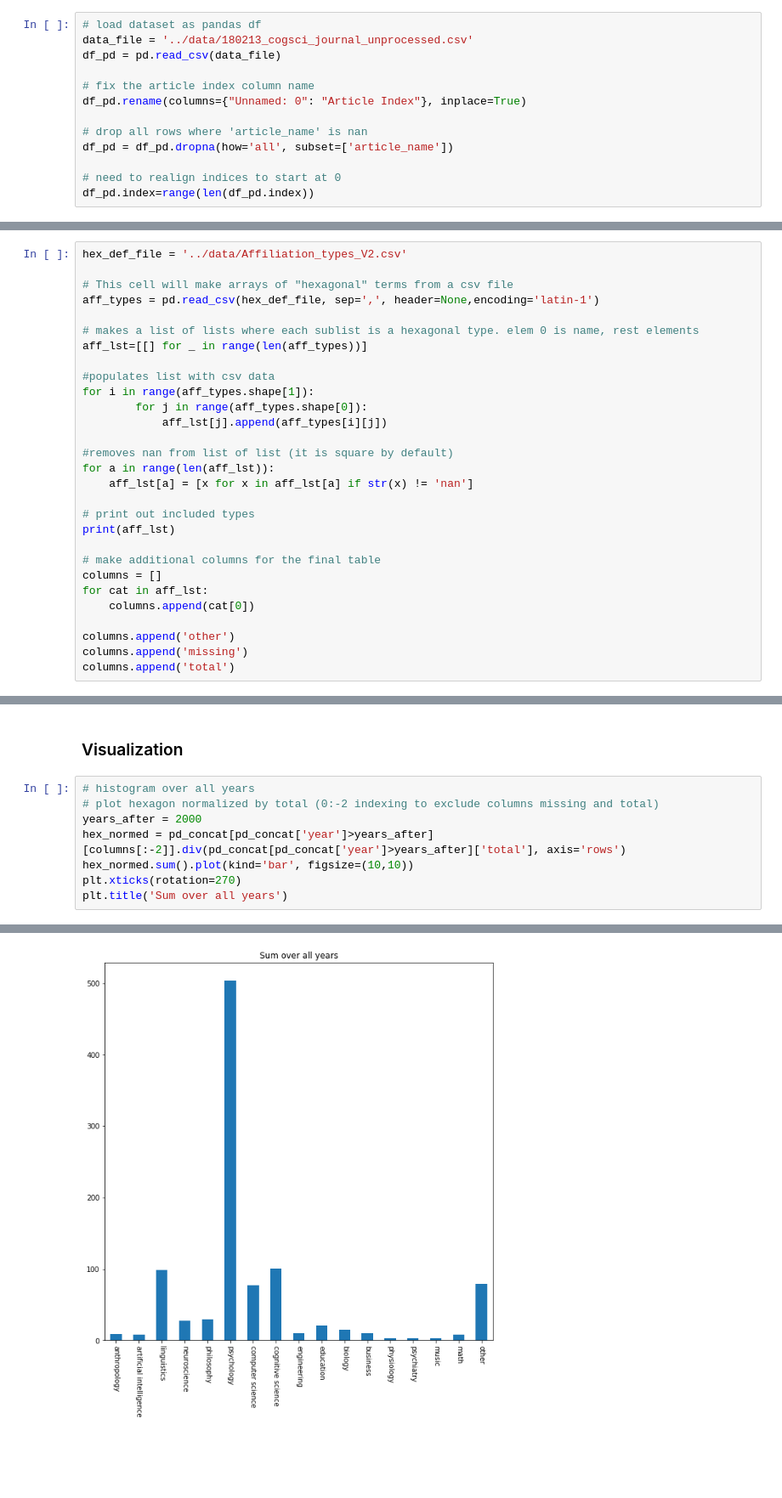
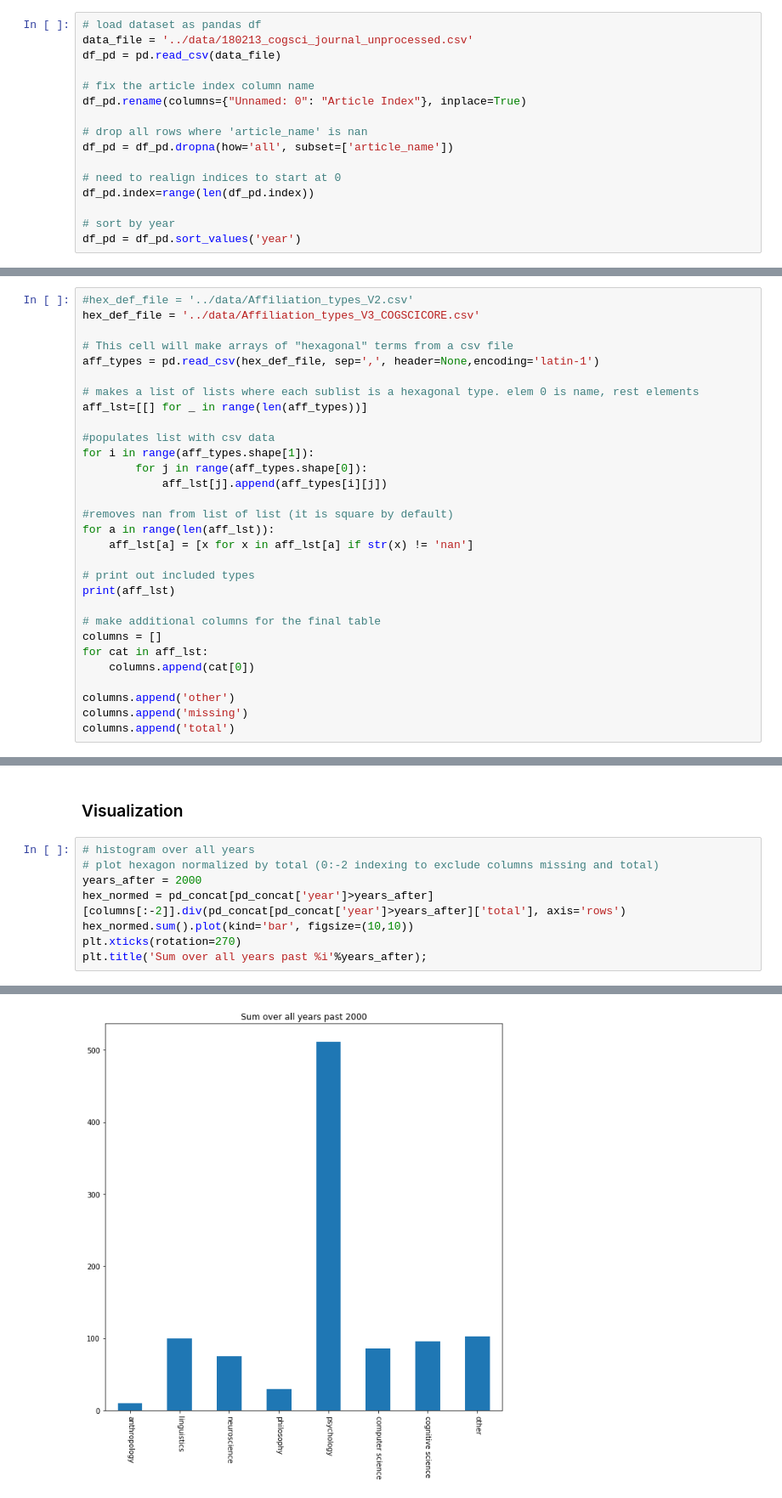
Before and after one commit to rdgao/WH2CogSci, a Jupyter notebook: parsing/JCogSci_hexagon.ipynb, the cells around one changed output, grey strips where cells are left out. Shown: that part at 85% size. Cells and saved outputs as stored; diff of their text form; blank space fills up the shorter version.

Commit message:
did hexagon over time

```diff
--- a/parsing/JCogSci_hexagon.ipynb
+++ b/parsing/JCogSci_hexagon.ipynb
@@ -21,6 +21,9 @@ df_pd = df_pd.dropna(how='all', subset=['article_name'])
 
 # need to realign indices to start at 0
 df_pd.index=range(len(df_pd.index))
+
+# sort by year
+df_pd = df_pd.sort_values('year')
 # %% [markdown]
 ### subselect articles by article type (original article, commentary, etc)
 # %%
@@ -104,7 +107,8 @@ def Consolidate_hex(aff_lst,aff_df, columns):
 
     return hexaCount
 # %%
-hex_def_file = '../data/Affiliation_types_V2.csv'
+#hex_def_file = '../data/Affiliation_types_V2.csv'
+hex_def_file = '../data/Affiliation_types_V3_COGSCICORE.csv'
 
 # This cell will make arrays of "hexagonal" terms from a csv file
 aff_types = pd.read_csv(hex_def_file, sep=',', header=None,encoding='latin-1')
@@ -170,5 +153,5 @@ years_after = 2000
 hex_normed = pd_concat[pd_concat['year']>years_after][columns[:-2]].div(pd_concat[pd_concat['year']>years_after]['total'], axis='rows')
 hex_normed.sum().plot(kind='bar', figsize=(10,10))
 plt.xticks(rotation=270)
-plt.title('Sum over all years')
+plt.title('Sum over all years past %i'%years_after);
 # %% [output]
@@ -176,4 +158,4 @@ Text(0.5,1,'Sum over all years')
-[figure, old version]
+[figure, new version]
 # %%
 # columns_plot = ['anthropology', 'artificial intelligence', 'linguistics',
 #        'neuroscience', 'philosophy', 'psychology', 'computer science', 'cognitive science']
```
Also changed, not shown: parts of 9 cells of this notebook, 2 other files.
